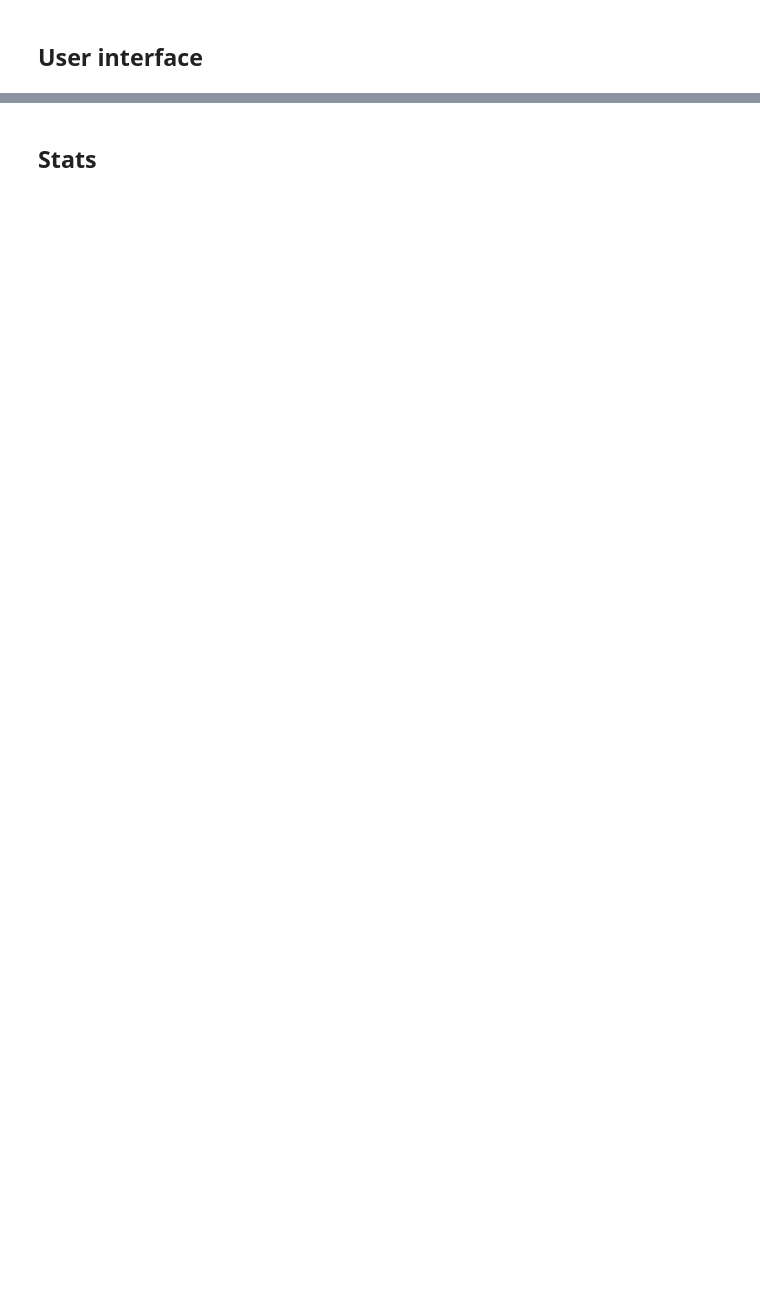
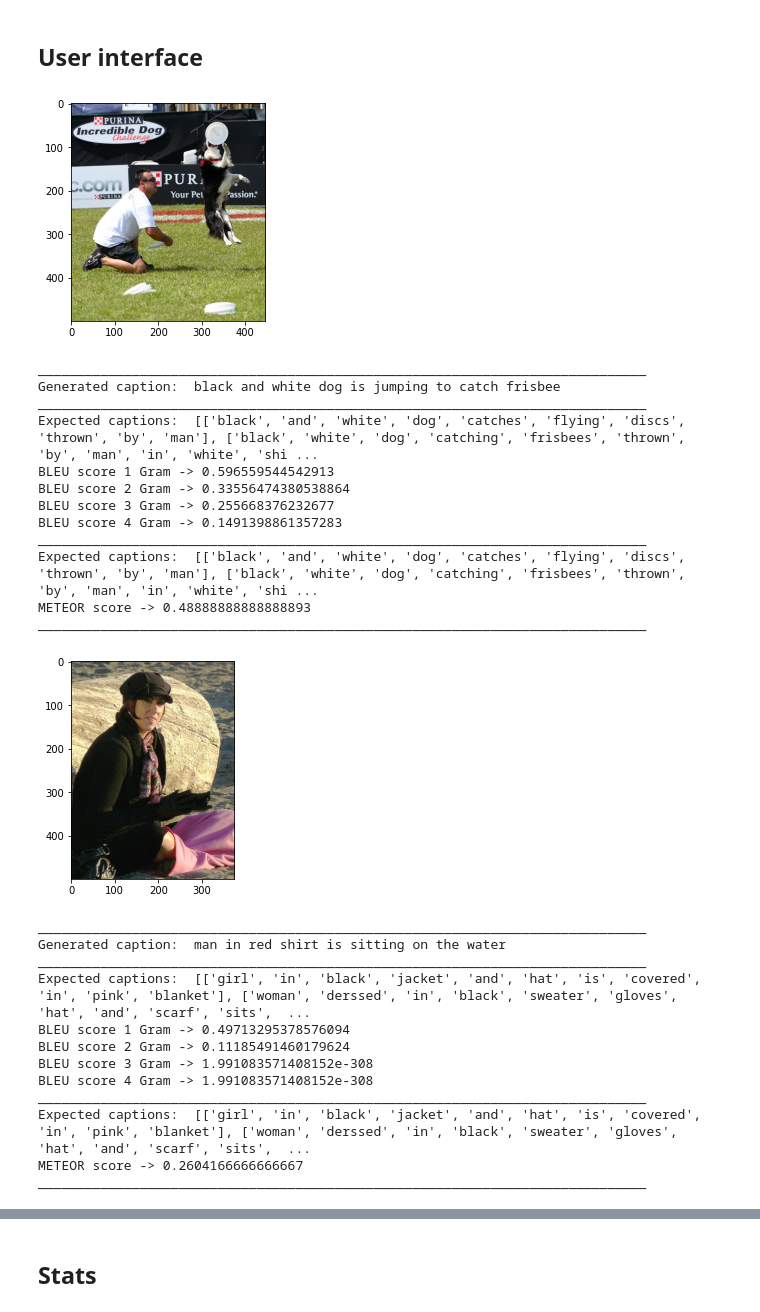
Before and after one commit to chirucodes/aiml, a Jupyter notebook: automatic_image_captioning/ResNet50_LSTM_with_Attention_ImageCaptioningGroup4.ipynb, the cells around one changed output, grey strips where cells are left out. Cells and saved outputs as stored; diff of their text form; code cells hidden in the pictures; blank space fills up the shorter version.

Commit message:
Add Bleu and Meteor metrics

```diff
--- a/automatic_image_captioning/ResNet50_LSTM_with_Attention_ImageCaptioningGroup4.ipynb
+++ b/automatic_image_captioning/ResNet50_LSTM_with_Attention_ImageCaptioningGroup4.ipynb
@@ -24,6 +24,8 @@ HYP_DECODER_OPTIMIZER = 'adam'
 HYP_NO_OF_PICS_PER_BATCH = 5
 HYP_EPOCH = 2
 HYP_DECODER_LEARNING_RATE = 0.0001
+HYP_GENERATE_BLEU_SCORE = True
+HYP_GENERATE_METEOR_SCORE = True
 # %% [markdown]
 ## Import Modules
 # %%
@@ -1618,10 +1531,76 @@ def greedySearch(photo):
+# %%
+def get_bleu_scores(image=None, caption=None):
+    expected_captions = get_expected_caption(image = image)
+    if None in [image, caption]:
+        print("Cannot find the BLEU Score")
+        return
+    print("Expected captions: ", expected_captions)
+
+
+    bleu_score_1_gram = sentence_bleu(expected_captions, caption.split(), weights=(1, 0, 0, 0))
+    bleu_score_2_gram = sentence_bleu(expected_captions, caption.split(), weights=(0, 1, 0, 0))
+    bleu_score_3_gram = sentence_bleu(expected_captions, caption.split(), weights=(0, 0, 1, 0))
+    bleu_score_4_gram = sentence_bleu(expected_captions, caption.split(), weights=(0, 0, 0, 1))
+    print('BLEU score 1 Gram -> {}'.format(bleu_score_1_gram))
+    print('BLEU score 2 Gram -> {}'.format(bleu_score_2_gram))
+    print('BLEU score 3 Gram -> {}'.format(bleu_score_3_gram))
+    print('BLEU score 4 Gram -> {}'.format(bleu_score_4_gram))
+    print("______________________________________________________________________________")
+# %%
+def get_meteor_scores(image=None, caption=None):
+    expected_captions = get_expected_caption(image = image)
+    if None in [expected_captions, caption]:
+        print("Cannot find the METEOR Score")
+        return
+    print("Expected captions: ", expected_captions)
+    # expected_captions = [each.split() for each in expected_captions]
+
+    meteor_score_1_gram = meteor_score(expected_captions, caption.split())
+    print('METEOR score -> {}'.format(meteor_score_1_gram))
+    print("______________________________________________________________________________")
 # %% [markdown]
 ## User interface
 # %%
 for z in range(3):
   pic = list(encoding_test.keys())[z]
   image = encoding_test[pic].reshape((1,2048))
   x=plt.imread(images+pic)
   plt.imshow(x)
   plt.show()
-  print("Greedy:",greedySearch(image))
+  caption = greedySearch(image)
+  print("______________________________________________________________________________")
+  print("Generated caption: ", caption)
+  print("______________________________________________________________________________")
+
+  if HYP_GENERATE_BLEU_SCORE:
+    get_bleu_scores(image=pic, caption=caption)
+
+  if HYP_GENERATE_METEOR_SCORE:
+    get_meteor_scores(image=pic, caption=caption)
+# %% [output]
+[figure, added]
+______________________________________________________________________________
+Generated caption:  black and white dog is jumping to catch frisbee
+______________________________________________________________________________
+Expected captions:  [['black', 'and', 'white', 'dog', 'catches', 'flying', 'discs', 'thrown', 'by', 'man'], ['black', 'white', 'dog', 'catching', 'frisbees', 'thrown', 'by', 'man', 'in', 'white', 'shi ...
+BLEU score 1 Gram -> 0.596559544542913
+BLEU score 2 Gram -> 0.33556474380538864
+BLEU score 3 Gram -> 0.255668376232677
+BLEU score 4 Gram -> 0.1491398861357283
+______________________________________________________________________________
+Expected captions:  [['black', 'and', 'white', 'dog', 'catches', 'flying', 'discs', 'thrown', 'by', 'man'], ['black', 'white', 'dog', 'catching', 'frisbees', 'thrown', 'by', 'man', 'in', 'white', 'shi ...
+METEOR score -> 0.48888888888888893
+______________________________________________________________________________
+[figure, added]
+______________________________________________________________________________
+Generated caption:  man in red shirt is sitting on the water
+______________________________________________________________________________
+Expected captions:  [['girl', 'in', 'black', 'jacket', 'and', 'hat', 'is', 'covered', 'in', 'pink', 'blanket'], ['woman', 'derssed', 'in', 'black', 'sweater', 'gloves', 'hat', 'and', 'scarf', 'sits',  ...
+BLEU score 1 Gram -> 0.49713295378576094
+BLEU score 2 Gram -> 0.11185491460179624
+BLEU score 3 Gram -> 1.991083571408152e-308
+BLEU score 4 Gram -> 1.991083571408152e-308
+______________________________________________________________________________
+Expected captions:  [['girl', 'in', 'black', 'jacket', 'and', 'hat', 'is', 'covered', 'in', 'pink', 'blanket'], ['woman', 'derssed', 'in', 'black', 'sweater', 'gloves', 'hat', 'and', 'scarf', 'sits',  ...
+METEOR score -> 0.2604166666666667
+______________________________________________________________________________
```
Also changed, not shown: parts of 30 cells of this notebook.
